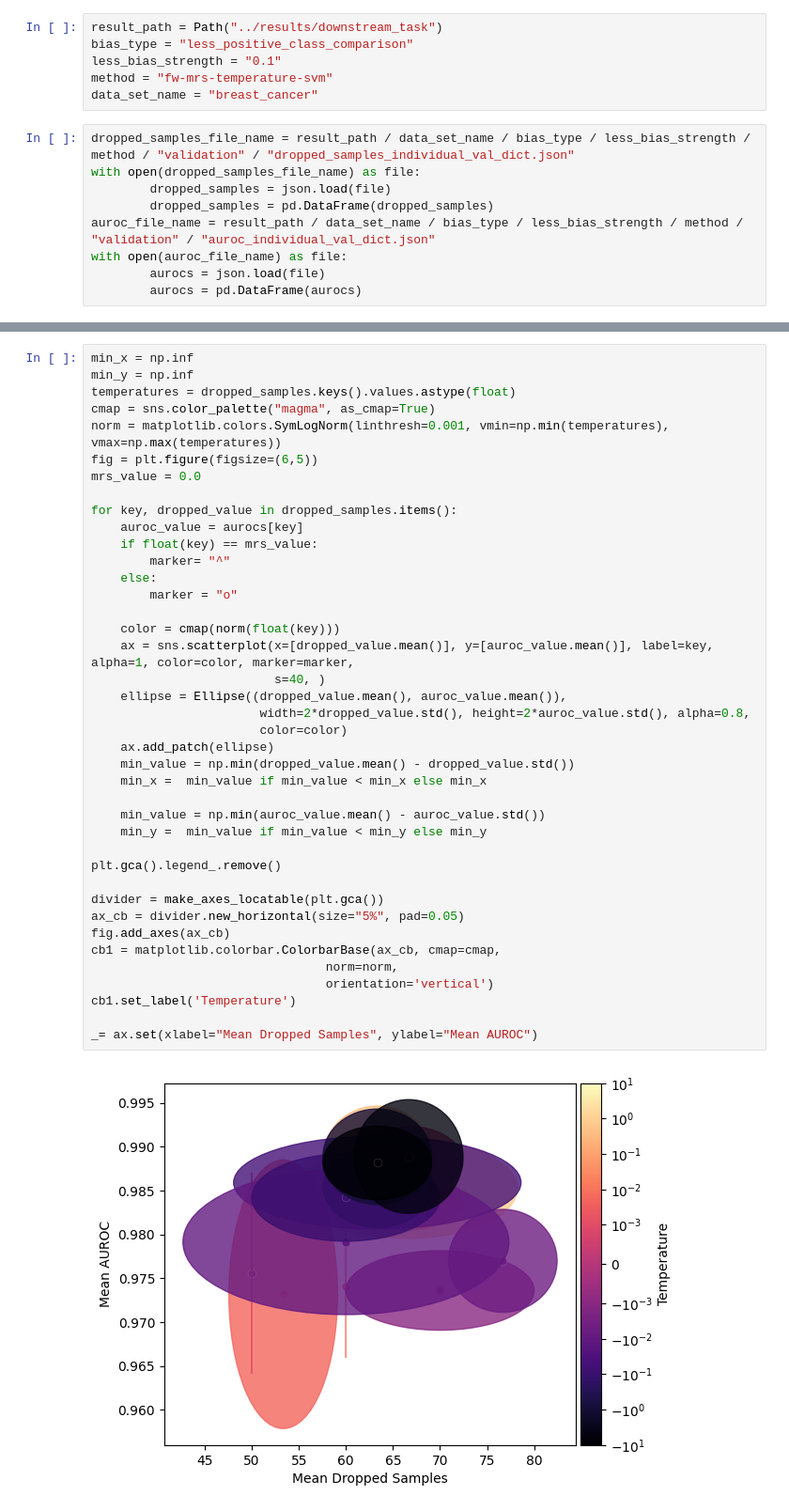
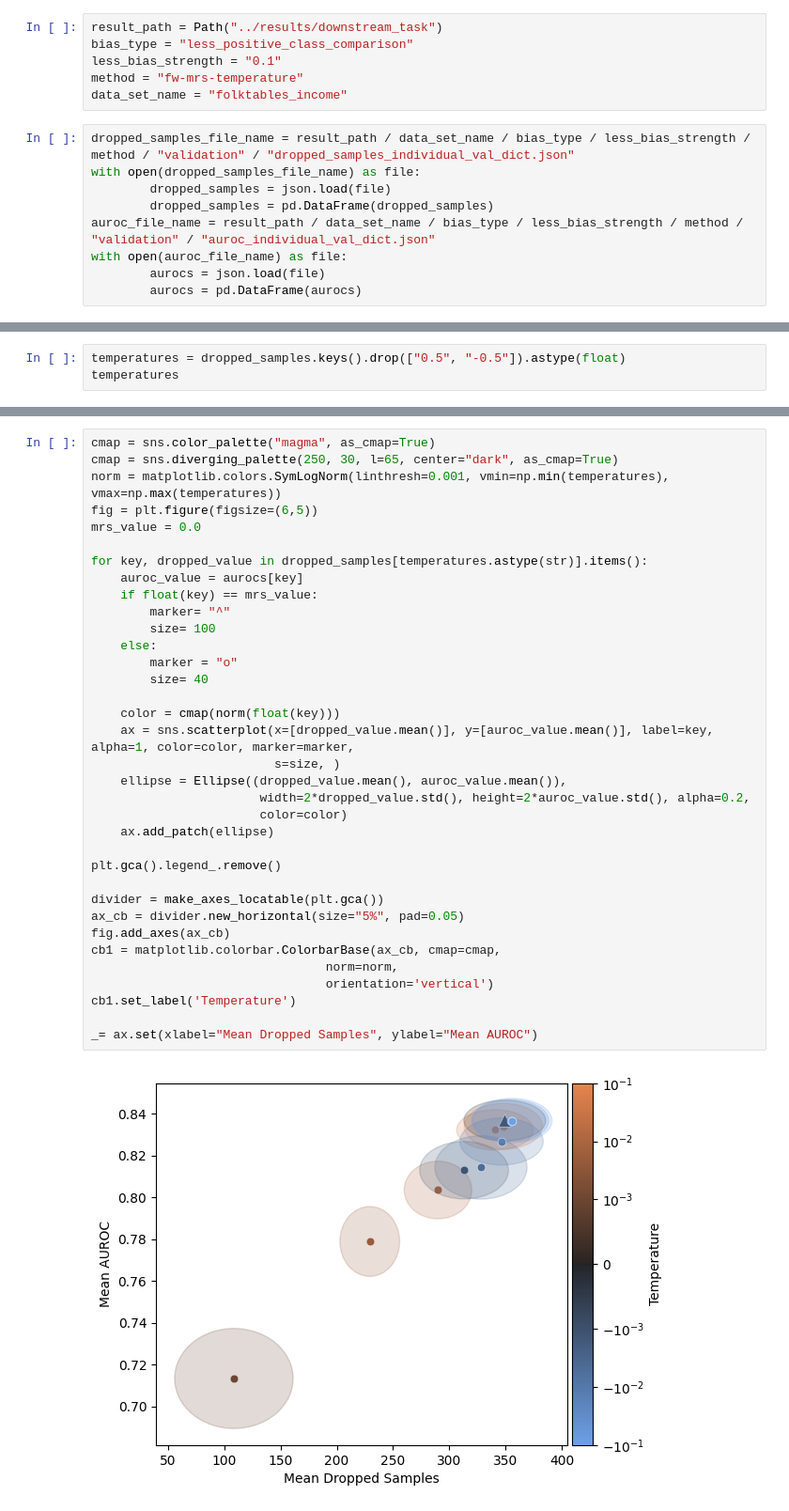
Before and after one commit to kramerlab/FeatureWeightDebiasing, a Jupyter notebook: notebooks/plot_trade_off.ipynb, the cells around one changed output, grey strips where cells are left out. Shown: that part at 94% size. Cells and saved outputs as stored; diff of their text form.

```diff
--- a/notebooks/plot_trade_off.ipynb
+++ b/notebooks/plot_trade_off.ipynb
@@ -12,8 +12,8 @@ from mpl_toolkits.axes_grid1 import make_axes_locatable
 result_path = Path("../results/downstream_task")
 bias_type = "less_positive_class_comparison"
 less_bias_strength = "0.1"
-method = "fw-mrs-temperature-svm"
-data_set_name = "breast_cancer"
+method = "fw-mrs-temperature"
+data_set_name = "folktables_income"
 # %%
 dropped_samples_file_name = result_path / data_set_name / bias_type / less_bias_strength / method / "validation" / "dropped_samples_individual_val_dict.json"
 with open(dropped_samples_file_name) as file:
@@ -39,0 +46,3 @@ Index(['10.0', '5.0', '1.0', '0.1', '0.5', '0.05', '0.01', '0.005', '0.001',
+# %%
+temperatures = dropped_samples.keys().drop(["0.5", "-0.5"]).astype(float)
+temperatures
@@ -40,42 +51,37 @@ Index(['10.0', '5.0', '1.0', '0.1', '0.5', '0.05', '0.01', '0.005', '0.001',
 # %%
-min_x = np.inf
-min_y = np.inf
-temperatures = dropped_samples.keys().values.astype(float)
 cmap = sns.color_palette("magma", as_cmap=True)
+cmap = sns.diverging_palette(250, 30, l=65, center="dark", as_cmap=True)
 norm = matplotlib.colors.SymLogNorm(linthresh=0.001, vmin=np.min(temperatures), vmax=np.max(temperatures))
 fig = plt.figure(figsize=(6,5))
 mrs_value = 0.0
 
-for key, dropped_value in dropped_samples.items():
+for key, dropped_value in dropped_samples[temperatures.astype(str)].items():
     auroc_value = aurocs[key]
     if float(key) == mrs_value:
         marker= "^"
+        size= 100
     else:
         marker = "o"
+        size= 40
 
     color = cmap(norm(float(key)))
     ax = sns.scatterplot(x=[dropped_value.mean()], y=[auroc_value.mean()], label=key, alpha=1, color=color, marker=marker,
-                         s=40, )
+                         s=size, )
     ellipse = Ellipse((dropped_value.mean(), auroc_value.mean()),
-                       width=2*dropped_value.std(), height=2*auroc_value.std(), alpha=0.8,
+                       width=2*dropped_value.std(), height=2*auroc_value.std(), alpha=0.2,
                        color=color)
     ax.add_patch(ellipse)
-    min_value = np.min(dropped_value.mean() - dropped_value.std())
-    min_x =  min_value if min_value < min_x else min_x
-
-    min_value = np.min(auroc_value.mean() - auroc_value.std())
-    min_y =  min_value if min_value < min_y else min_y
 
 plt.gca().legend_.remove()
 
 divider = make_axes_locatable(plt.gca())
 ax_cb = divider.new_horizontal(size="5%", pad=0.05)
 fig.add_axes(ax_cb)
 cb1 = matplotlib.colorbar.ColorbarBase(ax_cb, cmap=cmap,
                                 norm=norm,
                                 orientation='vertical')
 cb1.set_label('Temperature')
 
 _= ax.set(xlabel="Mean Dropped Samples", ylabel="Mean AUROC")
 # %% [output]
-[figure, old version]
+[figure, new version]
```
Also changed, not shown: parts of 5 cells of this notebook, 22 other files.
